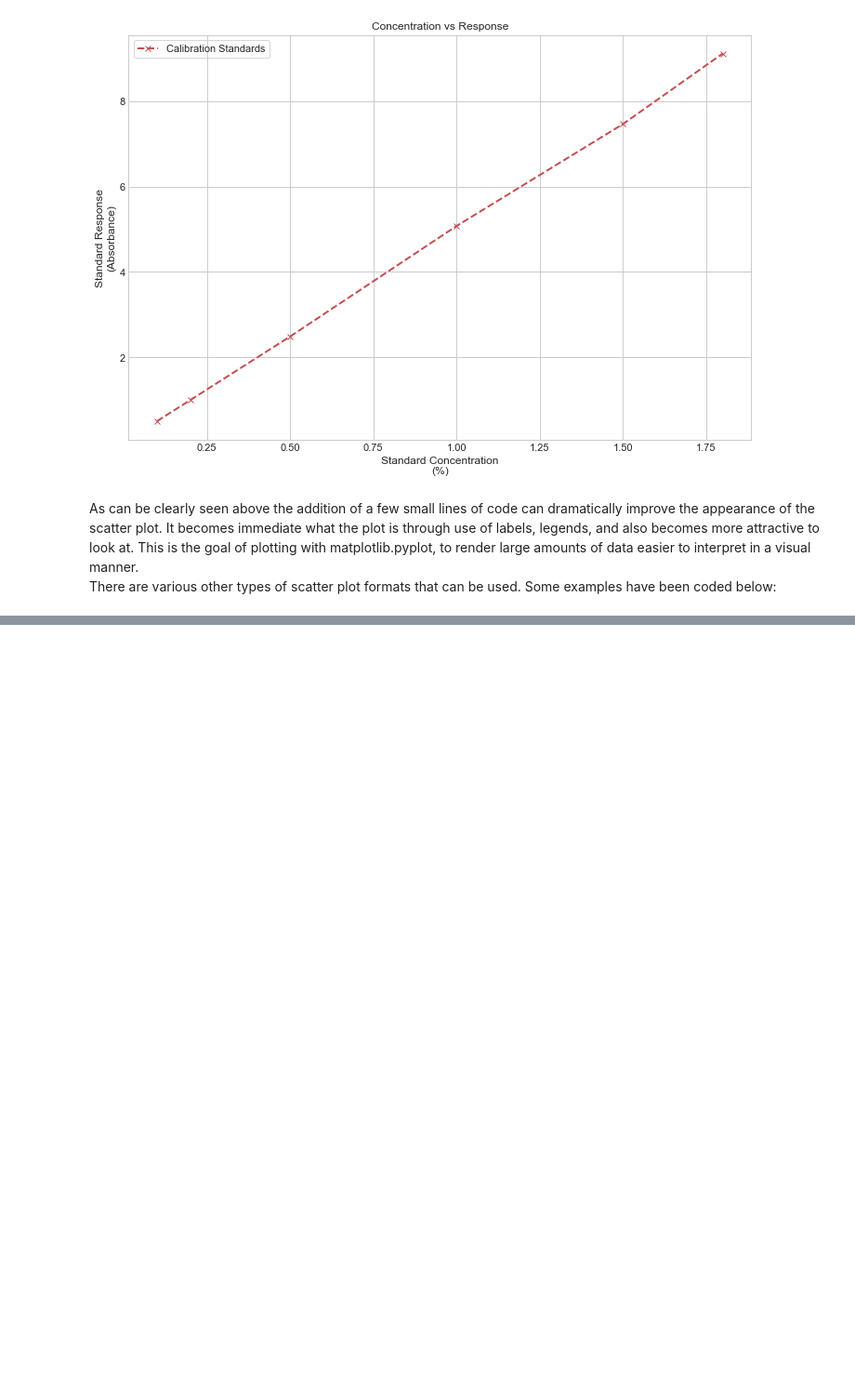
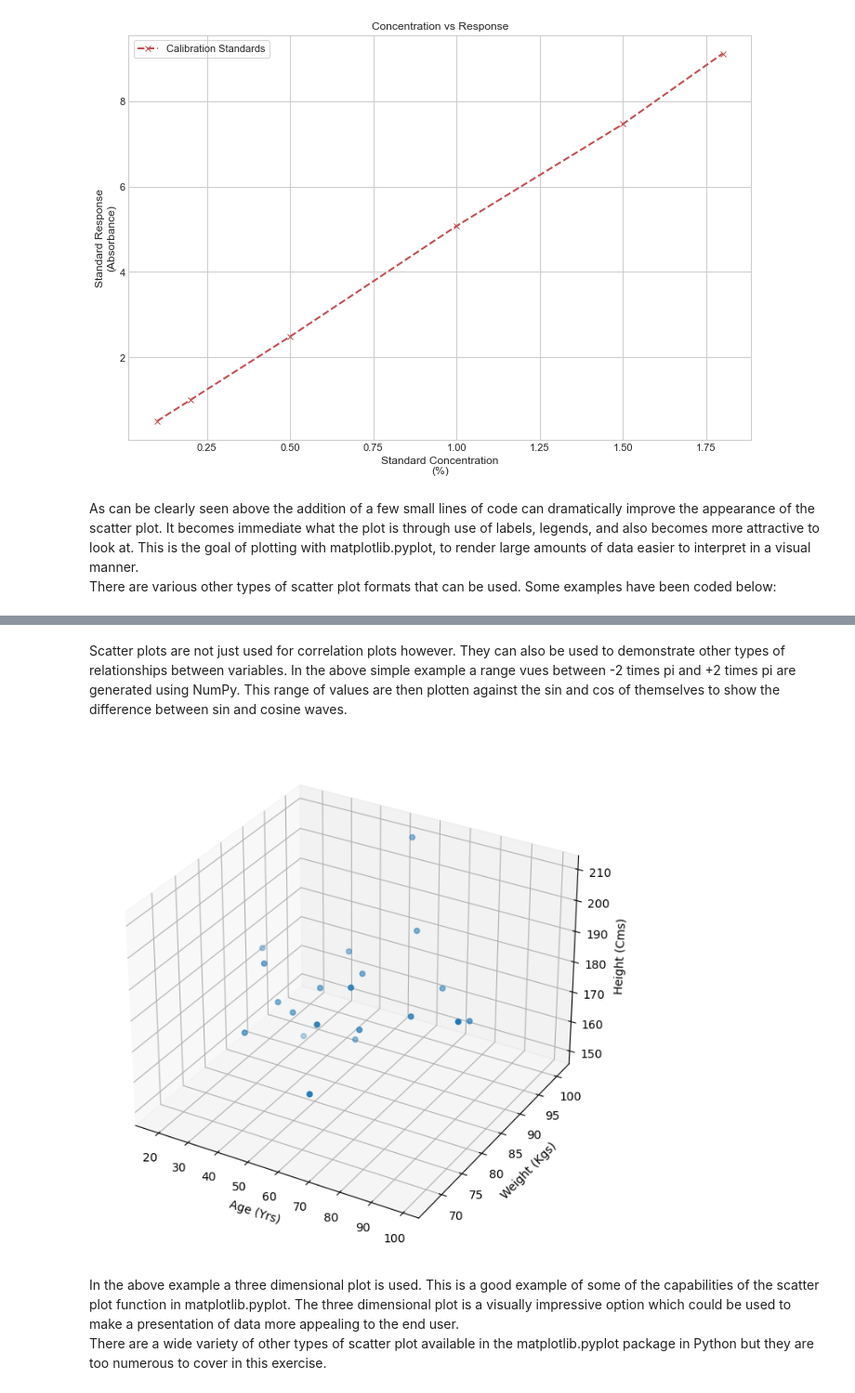
Before and after one commit to G00398275/FODA2021, a Jupyter notebook: pyplot.ipynb, the cells around one changed output, grey strips where cells are left out. Shown: that part at 93% size. Drawn from its saved outputs; the diff is of its cells as text; code cells hidden in the pictures; blank space fills up the shorter version.

```diff
--- a/pyplot.ipynb
+++ b/pyplot.ipynb
@@ -112,3 +130,32 @@ There are various other types of scatter plot formats that can be used. Some exa
+# %% [markdown]
+Scatter plots are not just used for correlation plots however. They can also be used to demonstrate other types of relationships between variables. In the above simple example a range vues between -2 times pi and +2 times pi are generated using NumPy. This range of values are then plotten against the sin and cos of themselves to show the difference between sin and cosine waves.
+# %%
+# Adapted from example on [10]
+# 20 datapoints of age, weight, and height
+# Not using random as data wouldn't make sense
+age = [40, 45, 32, 89, 65, 55, 35, 61, 75, 99,
+       65, 45, 67, 32, 54, 65, 79, 18, 54, 34]
+weight = [82, 92, 81, 89, 94, 88, 82, 73, 93, 78,
+          80, 85, 67, 90, 101, 78, 82, 90, 87, 75]
+height = [170, 180, 185, 173, 190, 180, 172, 183, 175, 189,
+          174, 176, 170, 150, 210, 190, 180, 176, 159, 170]
+
+# Set up 3-Dimensional plot with axis labels
+fig = plt.figure()
+ax = fig.add_subplot(111, projection='3d')
+ax.set_xlabel('Age (Yrs)')
+ax.set_ylabel('Weight (Kgs)')
+ax.set_zlabel('Height (Cms)')
+
+#Scatter plot with dotted markers
+ax.scatter(age, weight, height, marker=".", s=80)
+
+plt.show()
+# %% [output]
+[figure, added]
+# %% [markdown]
+In the above example a three dimensional plot is used. This is a good example of some of the capabilities of the scatter plot function in matplotlib.pyplot. The three dimensional plot is a visually impressive option which could be used to make a presentation of data more appealing to the end user.
+There are a wide variety of other types of scatter plot available in the matplotlib.pyplot package in Python but they are too numerous to cover in this exercise.
 # %% [markdown]
 <br>
 
```
Also changed, not shown: parts of 11 cells of this notebook, 1 other file.
